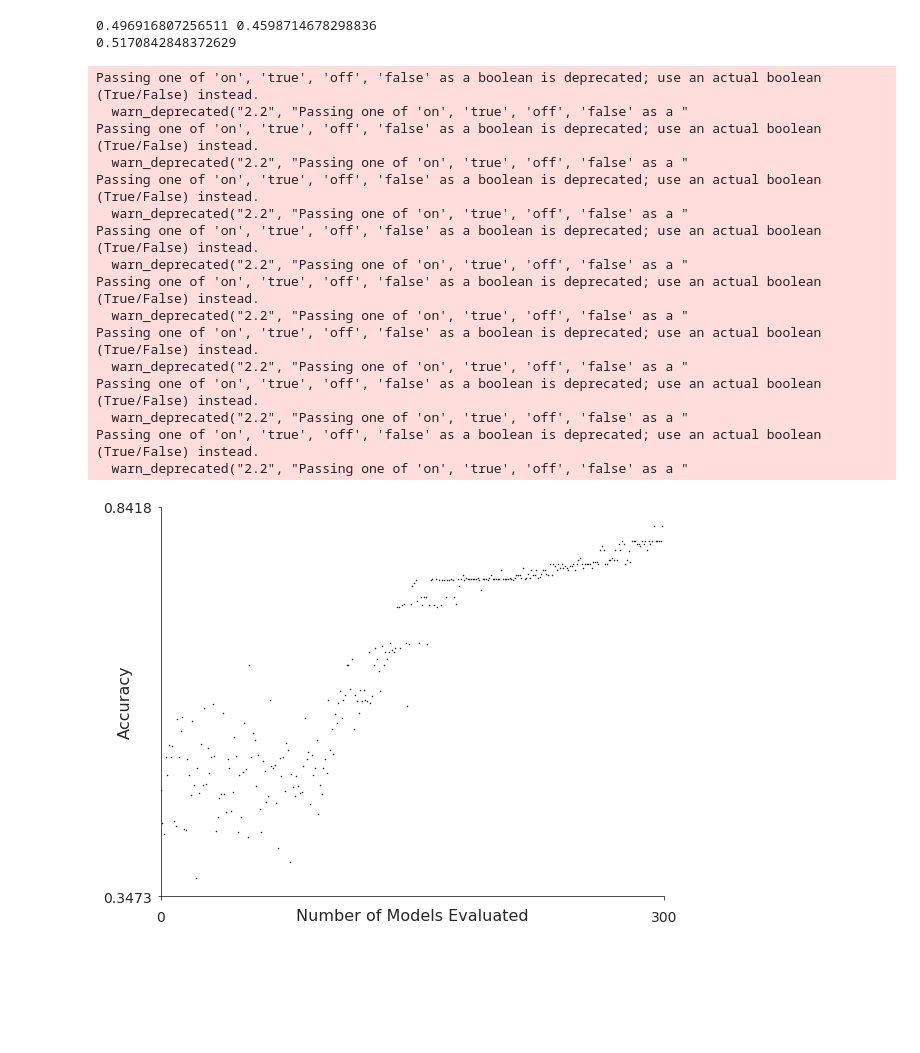
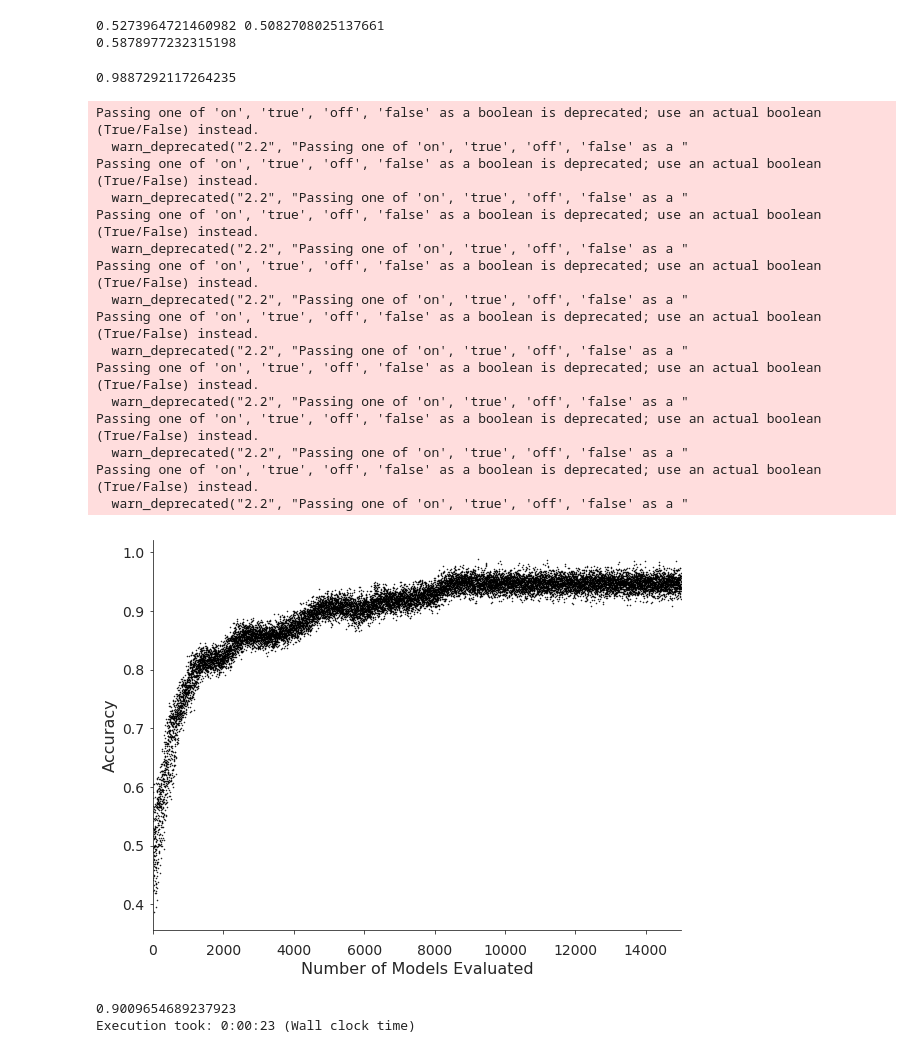
Before and after one commit to erickgrm/evolvingDeepNNs, a Jupyter notebook: simple_crossing_ga.ipynb, the cells around one changed output. Cells and saved outputs as stored; diff of their text form; code cells hidden in the pictures; blank space fills up the shorter version.

```diff
--- a/simple_crossing_ga.ipynb
+++ b/simple_crossing_ga.ipynb
@@ -1,6 +3,6 @@
 # %%
 # Parameters of the genetic algorithm
-mutation_prob = 0.025 # mutation percentage
+mutation_prob = 0.015 # mutation percentage
 N = 10 # Population size
 S = int(N*0.25) # Sampling size for mutation and crossing
 G = 10 # Number of cycles
@@ -82,5 +84,6 @@ print(z,w)
 # %%
 def crossing_and_mutate_sample(sample):
+    partial_history = []
     parent1 = max(sample, key=lambda i: i.accuracy)
     parent2 = min(sample, key=lambda i: i.accuracy)
 
@@ -90,11 +93,14 @@ def crossing_and_mutate_sample(sample):
     child1.arch, child2.arch = crossing_arch(parent1.arch, parent2.arch)
     child1.accuracy = train_and_eval(child1.arch)
     child2.accuracy = train_and_eval(child2.arch)
+    partial_history.append(child1)
+    partial_history.append(child2)
 
     # Mutation of best in sample
     child3 = Model()
     child3.arch = mutate_arch(parent1.arch)
     child3.accuracy = train_and_eval(child3.arch)
+    partial_history.append(child3)
 
     competitors = [parent1, parent2, child1, child2, child3]
     best1 = max(competitors, key=lambda i: i.accuracy)
@@ -102,7 +108,7 @@ def crossing_and_mutate_sample(sample):
     best2 = max(competitors, key=lambda i: i.accuracy)
 
     # Competition
-    return best1#, best2
+    return best1, partial_history
 # %%
 x = Model()
 y = Model()
@@ -116,8 +122,8 @@ z = crossing_and_mutate_sample(sample)
 print(x.accuracy, y.accuracy)
 print(z.accuracy)
 # %% [output]
-0.496916807256511 0.4598714678298836
-0.5170842848372629
+0.5273964721460982 0.5082708025137661
+0.5878977232315198
 # %%
 def order_by_accuracy(population):
     temp = Model()
@@ -168,7 +174,8 @@ def simple_crossing_ga(cycles, population_size, sample_size):
             sample.append(candidate)
 
         child = Model()
-        child = crossing_and_mutate_sample(sample)
+        child, partial_history = crossing_and_mutate_sample(sample)
+        history = history + partial_history
 
         # Insert child in population preserving the order and removes worse model
         i = 0
@@ -176,14 +183,16 @@ def simple_crossing_ga(cycles, population_size, sample_size):
             i += 1
         if i < len(population):
             population = population[:i] + [child] + population[i:-1]
-        history.append(child)
         #print("Cycle ", len(history), " completed")
         # Remove the oldest model.
         #population.popleft()
 
-    return history
+    return history, population
 # %%
-history = simple_crossing_ga(cycles = 300, population_size = 100, sample_size = 10)
+history, population = simple_crossing_ga(cycles = 15000, population_size = 100, sample_size = 10)
+population[0].accuracy
+# %% [output]
+0.9887292117264235
 # %%
 import matplotlib.pyplot as plt
 import matplotlib.ticker as ticker
@@ -195,39 +204,56 @@ ax = plt.gca()
 ax.scatter(
     xvalues, yvalues, marker='.', facecolor=(0.0, 0.0, 0.0),
     edgecolor=(0.0, 0.0, 0.0), linewidth=1, s=1)
-ax.xaxis.set_major_locator(ticker.LinearLocator(numticks=2))
-ax.xaxis.set_major_formatter(ticker.ScalarFormatter())
-ax.yaxis.set_major_locator(ticker.LinearLocator(numticks=2))
-ax.yaxis.set_major_formatter(ticker.ScalarFormatter())
 fig = plt.gcf()
 fig.set_size_inches(8, 6)
 fig.tight_layout()
 ax.tick_params(
     axis='x', which='both', bottom='True', top='False', labelbottom='True',
     labeltop='False', labelsize=14, pad=10)
 ax.tick_params(
     axis='y', which='both', left='True', right='False', labelleft='True',
     labelright='False', labelsize=14, pad=5)
 
-plt.xlabel('Number of Models Evaluated', labelpad=-16, fontsize=16)
-plt.ylabel('Accuracy', labelpad=-30, fontsize=16)
-plt.xlim(0, 300)
+plt.xlabel('Number of Models Evaluated', fontsize=16)
+plt.ylabel('Accuracy', fontsize=16)
+plt.xlim(0, len(history))
+#plt.ylim(0, )
 sns.despine()
 # %% [output]
 Passing one of 'on', 'true', 'off', 'false' as a boolean is deprecated; use an actual boolean (True/False) instead.
   warn_deprecated("2.2", "Passing one of 'on', 'true', 'off', 'false' as a "
 Passing one of 'on', 'true', 'off', 'false' as a boolean is deprecated; use an actual boolean (True/False) instead.
   warn_deprecated("2.2", "Passing one of 'on', 'true', 'off', 'false' as a "
 Passing one of 'on', 'true', 'off', 'false' as a boolean is deprecated; use an actual boolean (True/False) instead.
   warn_deprecated("2.2", "Passing one of 'on', 'true', 'off', 'false' as a "
 Passing one of 'on', 'true', 'off', 'false' as a boolean is deprecated; use an actual boolean (True/False) instead.
   warn_deprecated("2.2", "Passing one of 'on', 'true', 'off', 'false' as a "
 Passing one of 'on', 'true', 'off', 'false' as a boolean is deprecated; use an actual boolean (True/False) instead.
   warn_deprecated("2.2", "Passing one of 'on', 'true', 'off', 'false' as a "
 Passing one of 'on', 'true', 'off', 'false' as a boolean is deprecated; use an actual boolean (True/False) instead.
   warn_deprecated("2.2", "Passing one of 'on', 'true', 'off', 'false' as a "
 Passing one of 'on', 'true', 'off', 'false' as a boolean is deprecated; use an actual boolean (True/False) instead.
   warn_deprecated("2.2", "Passing one of 'on', 'true', 'off', 'false' as a "
 Passing one of 'on', 'true', 'off', 'false' as a boolean is deprecated; use an actual boolean (True/False) instead.
   warn_deprecated("2.2", "Passing one of 'on', 'true', 'off', 'false' as a "
-[figure, old version]
+[figure, new version]
+# %%
+import time
+from datetime import timedelta
+
+start_time = time.time()
+
+s = 0.0
+for _ in range(100):
+    _, population = simple_crossing_ga(cycles=4000, population_size=100, sample_size=10)
+    s += population[0].accuracy #max(population, key=lambda i: i.accuracy).accuracy
+print(s/100)
+
+elapsed_time_secs = time.time() - start_time
+
+msg = "Execution took: %s (Wall clock time)" % timedelta(seconds=round(elapsed_time_secs))
+
+print(msg)
+# %% [output]
+0.9009654689237923
+Execution took: 0:00:23 (Wall clock time)
```
Also changed, not shown: parts of 3 cells of this notebook, 3 other files.
